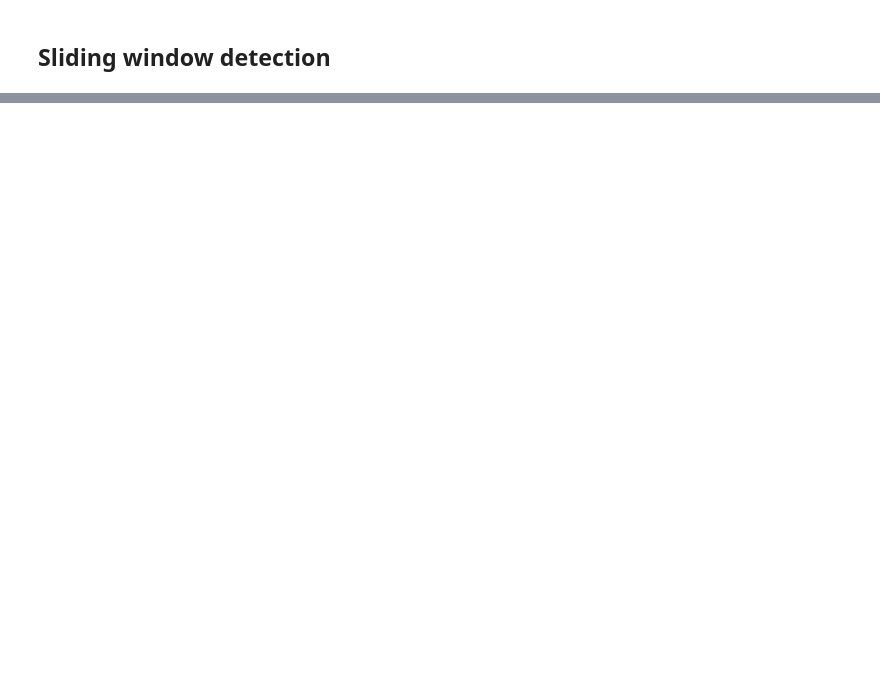
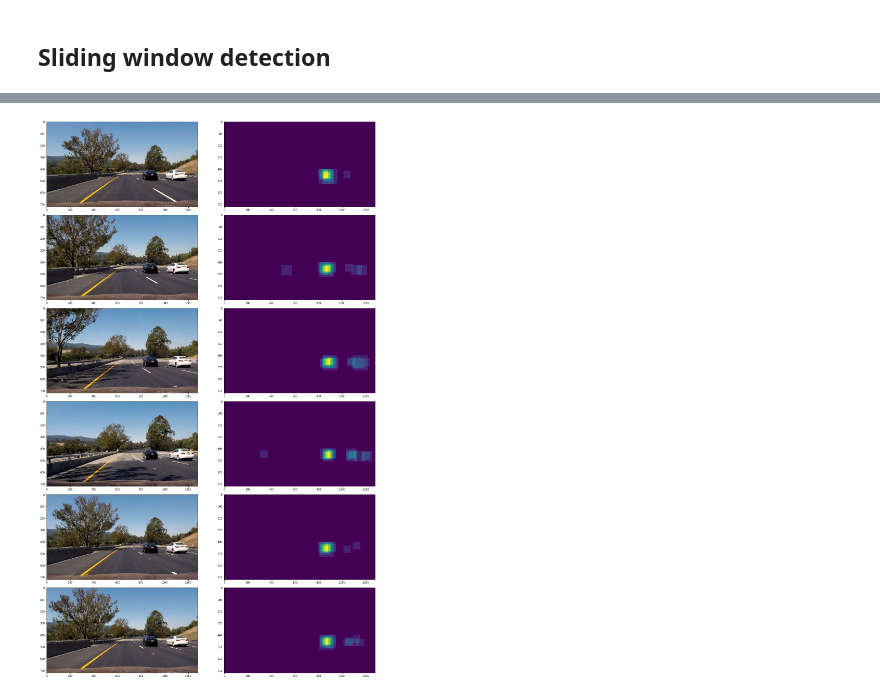
Before and after one commit to jrad77/CarND-Vehicle-Detection, a Jupyter notebook: vehicle-detection.ipynb, the cells around one changed output, grey strips where cells are left out. Saved outputs shown, nothing was run; the diff lists cells and outputs as text; code cells hidden in the pictures; blank space fills up the shorter version.

```diff
--- a/vehicle-detection.ipynb
+++ b/vehicle-detection.ipynb
@@ -386,40 +413,29 @@ ax1.imshow(window_img)
 # %%
 # view the heatmaps and labels of a series of images (10 frames apart each)
 
 from scipy.ndimage.measurements import label
 
 images = []
 heatmaps = []
 for i in range(6):
     image = mpimg.imread('./output_images/img{}.png'.format(i))
     images.append(image)
     heat = np.zeros_like(image[:,:,0])
 
     windows_with_cars = check_windows(image, all_windows, get_features_func, X_scaler, svc)
     # Add heat to each box in box list
     heat = add_heat(heat,windows_with_cars)
 
     # Visualize the heatmap when displaying
     heatmap = np.clip(heat, 0, 255)
     heatmaps.append(heatmap)
 
-
-heatmap = heatmaps[0]
-for i in range(1,6):
-    heatmap += heatmaps[i]
-heatmap = apply_threshold(heatmap, 3)
-# Find final boxes from heatmap using label function
-labels = label(heatmap)
-draw_img = draw_labeled_bboxes(np.copy(image), labels)
-
-fig, axes = plt.subplots(7, 2, figsize=(20,30))
+fig, axes = plt.subplots(6, 2, figsize=(20,30))
 i = 0
 for (ax0, ax1) in axes:
-    if i == 6:
-        ax0.imshow(draw_img)
-        ax1.imshow(heatmap)
-    else:
-        ax0.imshow(images[i])
-        ax1.imshow(heatmaps[i])
+    ax0.imshow(images[i])
+    ax1.imshow(heatmaps[i])
     i+= 1
 fig.tight_layout()
+# %% [output]
+[figure, added]
```
Also changed, not shown: parts of 9 cells of this notebook, 4 other files.
